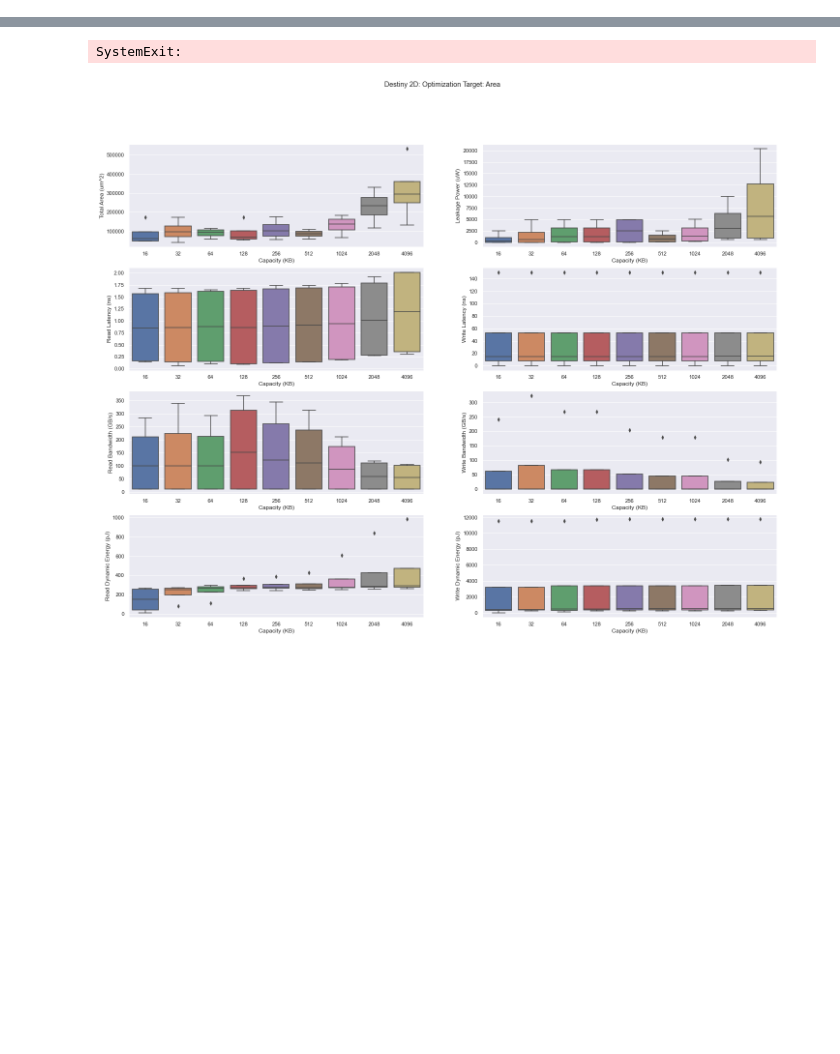
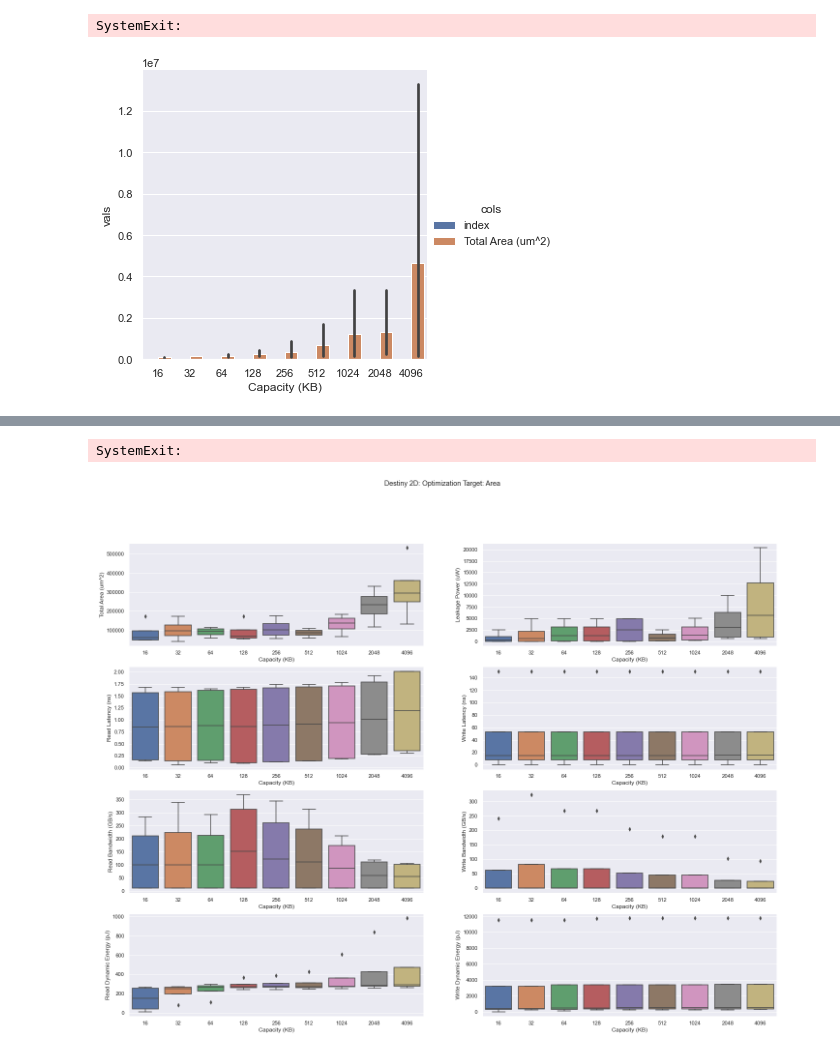
Before and after one commit to rockett-m/EECE0193, a Jupyter notebook: Final_Project/EXPERIMENTS/final_proj.ipynb, the cells around one changed output, grey strips where cells are left out. Saved outputs shown, nothing was run; the diff lists cells and outputs as text; code cells hidden in the pictures; blank space fills up the shorter version.

```diff
--- a/Final_Project/EXPERIMENTS/final_proj.ipynb
+++ b/Final_Project/EXPERIMENTS/final_proj.ipynb
@@ -23,6 +23,7 @@ sns.set() # set sns as default style
 # fig, ax = plt.subplots()
 
 
+
 # set type to any plot type in the seaborn reference: https://seaborn.pydata.org/api.html
 def graph(plot_type, xax, yax, df):
     ax = getattr(sns, plot_type)(x=xax, y=yax, data=df)
@@ -44,8 +45,8 @@ def plot_4x2_boxplot(dataframe, xaxis, title, cell_type=None, savefile=None):
 
     if cell_type is not None: title = f'{cell_type}: {title}'
 
-    fig, axes = plt.subplots(4, 2, figsize=(24, 18))
-    fig.suptitle(f'{title}')
+    plt.subplots(4, 2, figsize=(24, 18))
+    # fig.suptitle(f'{title}')
 
     # sns.boxplot(ax=axes[0, 0], data=dataframe, x=f'{xaxis}', y='Total Area (um^2)', labels=['STTRAM', 'SRAM', 'RRAM', 'PCRAM'])
     sns.boxplot(ax=axes[0, 0], data=dataframe, x=f'{xaxis}', y='Total Area (um^2)')
@@ -59,9 +60,66 @@ def plot_4x2_boxplot(dataframe, xaxis, title, cell_type=None, savefile=None):
 
     if savefile: plt.savefig(savefile)
 
-def main():
-    pass
+
+
+def test_multiplot():
+    # Read Latency Optimized - RRAM cells
+    xaxis = df_dst_2d.loc[18:26]["Capacity (KB)"]
+    df_dst_2d_opt_r_lat_RRAM = df_dst_2d.loc[18:26]["Total Area (um^2)"]  # SLC RRAM
+    df_nvs_2d_opt_r_lat_RRAM = df_nvs_2d.loc[18:26]["Total Area (um^2)"]  # SLC RRAM
+    df_dst_3d_opt_r_lat = df_dst_hd.loc[0:8]["Total Area (um^2)"]         # 3D  RRAM
+    df_dst_mlc_opt_r_lat = df_dst_hd.loc[72:80]["Total Area (um^2)"]      # MLC RRAM
+
+    df = pd.concat([xaxis.reset_index(drop=True), df_dst_2d_opt_r_lat_RRAM.reset_index(drop=True), df_nvs_2d_opt_r_lat_RRAM.reset_index(drop=True), df_dst_3d_opt_r_lat.reset_index(drop=True), df_dst_mlc_opt_r_lat.reset_index(drop=True)], ignore_index=True, join="outer", axis=1)
+
+    df.columns = ["Capacity (KB)", "Total Area (um^2)", "Total Area (um^2)", "Total Area (um^2)", "Total Area (um^2)"] # headers
+    # df.columns = ["Capacity (KB)", "df0: Total Area (um^2)", "df1: Total Area (um^2)", "df2: Total Area (um^2)", "df3: Total Area (um^2)"] # headers
+
+    print(df)
+
+
+    # sns.boxplot(data=df, x="Capacity (KB)", columns=["Total Area (um^2)", "Total Area (um^2)", "Total Area (um^2)", "Total Area (um^2)"])
+    # sns.boxplot(data=df, x="Capacity (KB)", y=["df0: Total Area (um^2)", "df1: Total Area (um^2)", "df2: Total Area (um^2)", "df3: Total Area (um^2)"])
+    # sns.boxplot(x=df["Capacity (KB)"], y=[df["df0: Total Area (um^2)"], df["df1: Total Area (um^2)"], df["df2: Total Area (um^2)"], df["df3: Total Area (um^2)"]])
+    # sns.boxplot(data=df, x="Capacity (KB)", y=["df0: Total Area (um^2)", "df1: Total Area (um^2)", "df2: Total Area (um^2)", "df3: Total Area (um^2)"])
+    # sns.boxplot(data=df, x="Capacity (KB)", y="Total Area (um^2)")
+
+    # sys.exit()
+    # df = df.reset_index().melt("Capacity (KB)", var_name='cols', value_name='vals')
+    # g = sns.catplot(x="index", y="vals", hue='cols', data=df, kind='point')
+    # g = sns.catplot(x="Capacity (KB)", y="vals", hue='cols', data=df, kind='point')
+
+
+    df = df.reset_index().melt("Capacity (KB)", var_name='cols', value_name='vals')
+    g = sns.catplot(x="Capacity (KB)", y="vals", hue='cols', data=df, kind='bar')
+
+#     df = df.reset_index().melt("Capacity (KB)", var_name='cols', value_name="vals")
+#     g = sns.catplot(x="Capacity (KB)", y="vals", hue='cols', data=df, kind='bar')
+
+    # fig = plt.figure(figsize=(24, 18))
+    # fig.suptitle(f'Read Latency Optimized - RRAM cells')
+    # combined_df = pd.concat([df_dst_2d_opt_r_lat_RRAM, df_nvs_2d_opt_r_lat_RRAM, df_dst_3d_opt_r_lat, df_dst_mlc_opt_r_lat], axis=1)
+    # combined_df = pd.concat(df_dst_2d_opt_r_lat_RRAM["Total Area (um^2)"], df_nvs_2d_opt_r_lat_RRAM["Total Area (um^2)"], df_dst_3d_opt_r_lat["Total Area (um^2)"], df_dst_mlc_opt_r_lat["Total Area (um^2)"], axis=1)
+    # combined_df = pd.concat([df_dst_2d_opt_r_lat_RRAM["Capacity (KB)"], df_dst_2d_opt_r_lat_RRAM["Total Area (um^2)"], df_nvs_2d_opt_r_lat_RRAM["Total Area (um^2)"], df_dst_3d_opt_r_lat["Total Area (um^2)"], df_dst_mlc_opt_r_lat["Total Area (um^2)"]], axis=1).reindex(df_dst_2d_opt_r_lat_RRAM["Capacity (KB)"].index)
+    # combined_df = pd.(df_dst_2d_opt_r_lat_RRAM["Capacity (KB)"], df_dst_2d_opt_r_lat_RRAM["Total Area (um^2)"], df_nvs_2d_opt_r_lat_RRAM["Total Area (um^2)"], df_dst_3d_opt_r_lat["Total Area (um^2)"], df_dst_mlc_opt_r_lat["Total Area (um^2)"]).join()
+    # combined_df = pd.concat([df_dst_2d_opt_r_lat_RRAM["Capacity (KB)"], df_dst_2d_opt_r_lat_RRAM["Total Area (um^2)"], df_nvs_2d_opt_r_lat_RRAM["Total Area (um^2)"], df_dst_3d_opt_r_lat["Total Area (um^2)"], df_dst_mlc_opt_r_lat["Total Area (um^2)"]], axis=1)
+    # print(combined_df)
+    # dfs = [combined_df.set_index('name') for df in combined_df]
+    # dfs[0].join(dfs[1:])
+
+    """
+    # print(combined_df)
+    boxplot = sns.boxplot(x="Capacity (KB)", y="Total Area (um^2)", data=combined_df)
+    boxplot.axes.set_title("RAM plot title", fontsize=16)
+    boxplot.set_xlabel("Capacity (KB)", fontsize=14)
+    boxplot.set_xlabel("Total Area (um^2)", fontsize=14)
+    # sns.boxplot(ax=axes, data=[df_dst_2d_opt_r_lat_RRAM, df_nvs_2d_opt_r_lat_RRAM, df_dst_3d_opt_r_lat, df_dst_mlc_opt_r_lat], x="Capacity (KB)", y='Total Area (um^2)')
+
+    plt.tight_layout()
+    plt.show()
+    """
+
 
 if __name__ == "__main__":
-    # main()
-    pass
+    test_multiplot()
+# %% [output]
@@ -67,0 +143,2 @@ if __name__ == "__main__":
+SystemExit:
+[figure, added]
```
Also changed, not shown: parts of 2 cells of this notebook.
